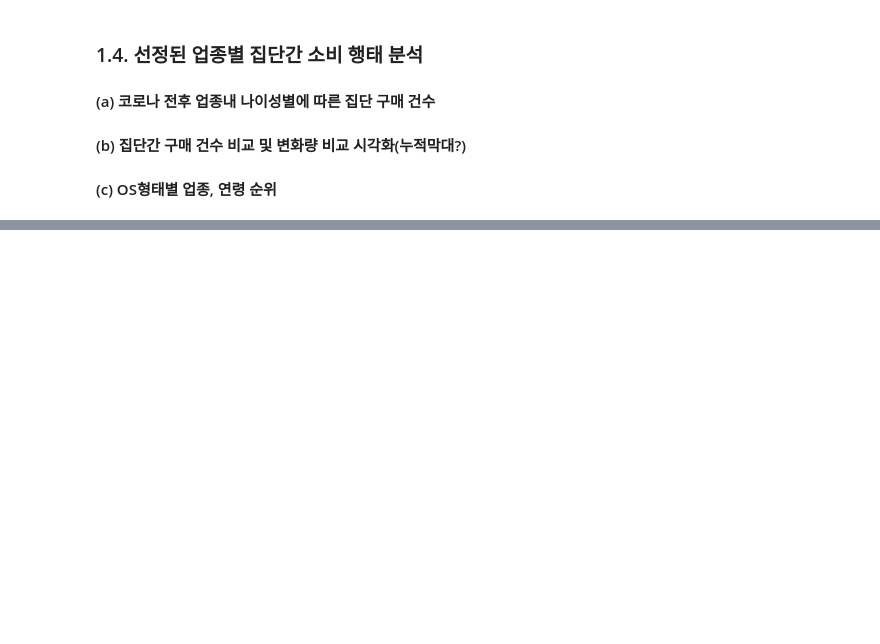
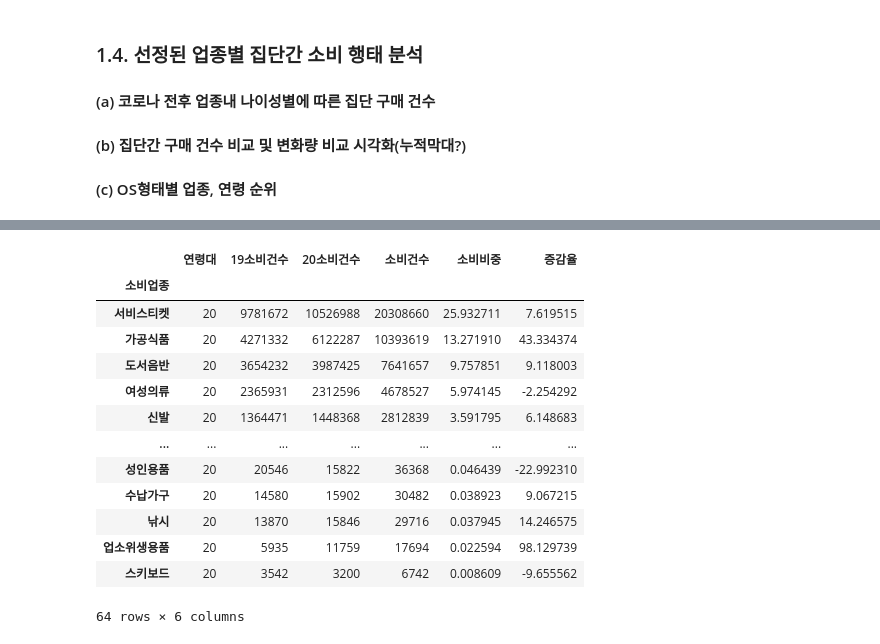
Before and after one commit to hanna-joo/PJT_Others, a Jupyter notebook: Consumption_Trends_2020/02_hypothesis_testing.ipynb, the cells around one changed output, grey strips where cells are left out. Cells and saved outputs as stored; diff of their text form; code cells hidden in the pictures; blank space fills up the shorter version.

```diff
--- a/Consumption_Trends_2020/02_hypothesis_testing.ipynb
+++ b/Consumption_Trends_2020/02_hypothesis_testing.ipynb
@@ -394,0 +456,17 @@ for category in top_3_categories:
+# %%
+mcorp_ages[mcorp_ages.연령대==20].sort_values(by='소비비중',ascending=False)
+# %% [output]
+|  | 연령대 | 19소비건수 | 20소비건수 | 소비건수 | 소비비중 | 증감율 |
+| 소비업종 |  |  |  |  |  |  |
+| 서비스티켓 | 20 | 9781672 | 10526988 | 20308660 | 25.932711 | 7.619515 |
+| 가공식품 | 20 | 4271332 | 6122287 | 10393619 | 13.271910 | 43.334374 |
+| 도서음반 | 20 | 3654232 | 3987425 | 7641657 | 9.757851 | 9.118003 |
+| 여성의류 | 20 | 2365931 | 2312596 | 4678527 | 5.974145 | -2.254292 |
+| 신발 | 20 | 1364471 | 1448368 | 2812839 | 3.591795 | 6.148683 |
+| ... | ... | ... | ... | ... | ... | ... |
+| 성인용품 | 20 | 20546 | 15822 | 36368 | 0.046439 | -22.992310 |
+| 수납가구 | 20 | 14580 | 15902 | 30482 | 0.038923 | 9.067215 |
+| 낚시 | 20 | 13870 | 15846 | 29716 | 0.037945 | 14.246575 |
+| 업소위생용품 | 20 | 5935 | 11759 | 17694 | 0.022594 | 98.129739 |
+| 스키보드 | 20 | 3542 | 3200 | 6742 | 0.008609 | -9.655562 |
+64 rows × 6 columns
```
Also changed, not shown: parts of 7 cells of this notebook.
